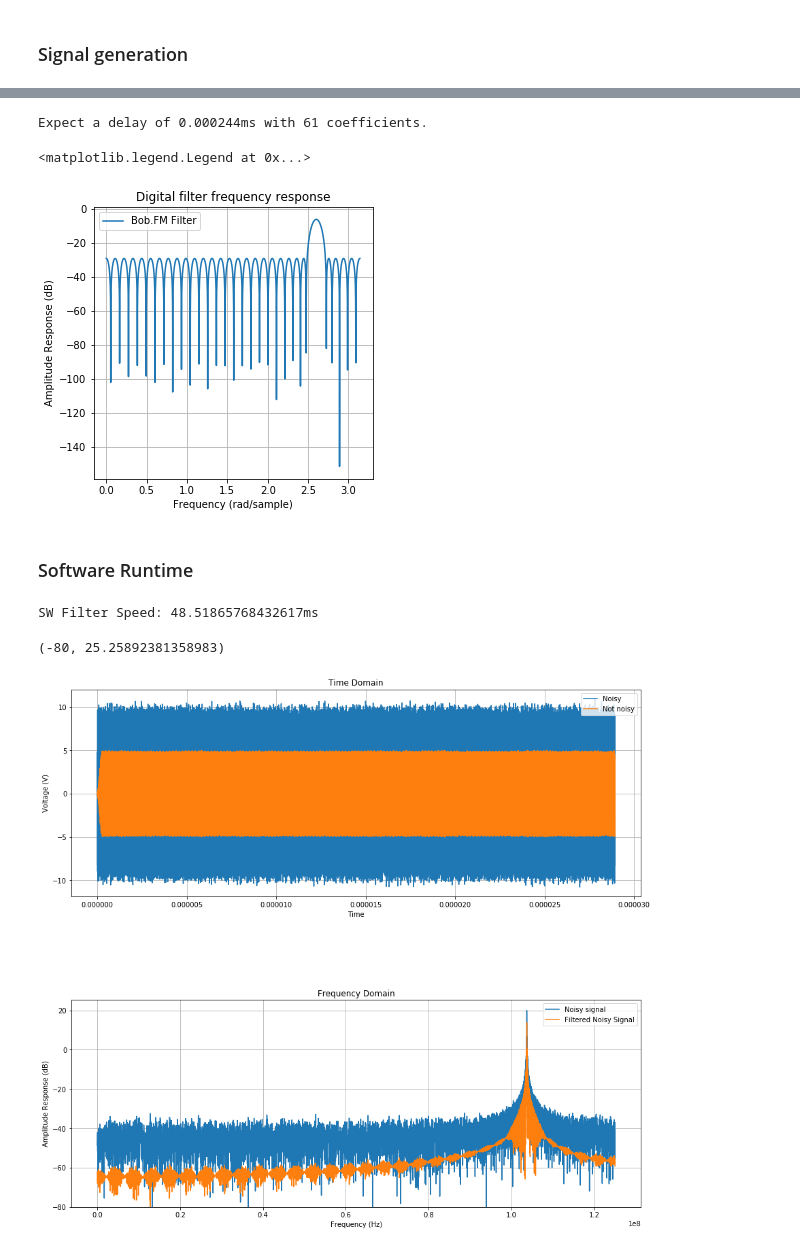
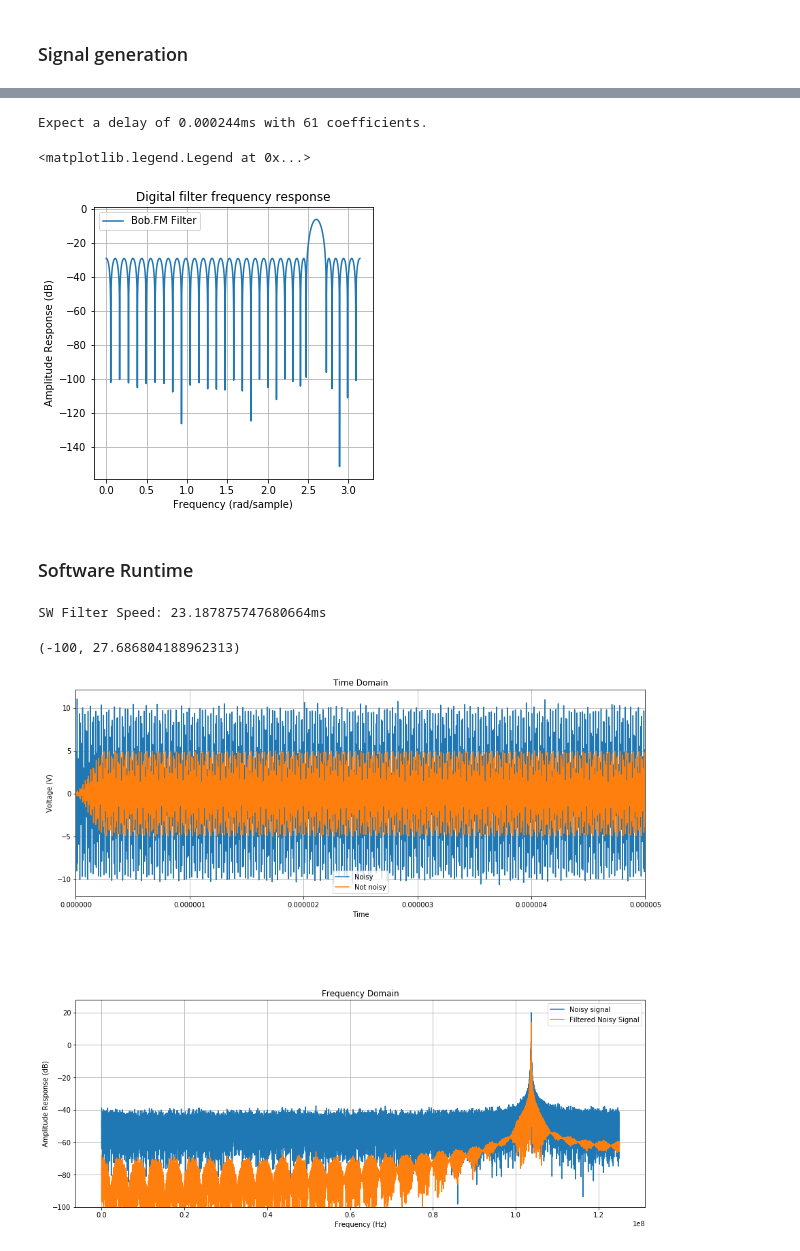
Before and after one commit to rthomp10/bob_fm_fir, a Jupyter notebook: bob_fm_fir_filter.ipynb, the cells around one changed output, grey strips where cells are left out. Saved outputs shown, nothing was run; the diff lists cells and outputs as text; code cells hidden in the pictures.

```diff
--- a/bob_fm_fir_filter.ipynb
+++ b/bob_fm_fir_filter.ipynb
@@ -40,9 +40,9 @@ def rthomp_fft(signal, sampling_freq):
 # %%
 # Fundumental signal
 freq = 103.7e6 # bob.fm station
-amp = 10     # V
+amp = 10       # V
 Fs = 250e6
-dur = 3e3/freq    # 100.1 cycles
+dur = 10e3/freq    # 10e3 cycles
 t, s_fundumental = signal_gen(freq,sampling_freq=Fs, duration=dur, amplitude=amp)
 
 # Gaussian noise signal with zero mean and unit variance
@@ -69,6 +69,7 @@ plt.ylabel('Voltage (V)')
 plt.xlabel('Time')
 plt.grid()
 plt.legend()
+plt.xlim(0,5e-6)
 
 plt.subplot(2,1,2)
 plt.title('Frequency Domain')
@@ -78,6 +79,6 @@ plt.ylabel('Amplitude Response (dB)')
 plt.xlabel('Frequency (Hz)')
 plt.grid()
 plt.legend()
-plt.xlim(75e6,150e6)
+plt.xlim(75e6,120e6)
 # plt.ylim(-50,10)
 # %% [output]
@@ -113,7 +114,7 @@ plt.legend()
 # %% [output]
 Expect a delay of 0.000244ms with 61 coefficients.
 <matplotlib.legend.Legend at 0x...>
-[figure, old version]
+[figure, new version]
 # %% [markdown]
 ### Software Runtime
 # %%
@@ -124,34 +125,35 @@ stop_time = time.time()
 sw_exec_time = stop_time - start_time
 print('SW Filter Speed: ' + str(sw_exec_time*1000) + 'ms')
 
 # FFTs
 nfft, S = rthomp_fft(s,Fs)
 nfft, S_filt = rthomp_fft(s_filt, Fs)
 
 # Graph
 plt.figure('position', [15,14])
 plt.subplots_adjust(hspace = .5)
 
 plt.subplot(2,1,1)
 plt.title("Time Domain")
 plt.plot(t, s, label='Noisy')
 plt.plot(t, s_filt, label='Not noisy')
 plt.ylabel('Voltage (V)')
 plt.xlabel('Time')
 plt.grid()
 plt.legend()
+plt.xlim(0,5e-6)
 
 plt.subplot(2,1,2)
 plt.title('Frequency Domain')
 plt.plot(nfft, S, label="Noisy signal")
 plt.plot(nfft, S_filt, label="Filtered Noisy Signal")
 plt.ylabel('Amplitude Response (dB)')
 plt.xlabel('Frequency (Hz)')
 plt.grid()
 plt.legend()
-plt.ylim(-80)
+plt.ylim(-100)
 # plt.xlim(90e6,120e6)
 # %% [output]
-SW Filter Speed: 48.51865768432617ms
+SW Filter Speed: 23.187875747680664ms
-(-80, 25.25892381358983)
+(-100, 27.686804188962313)
-[figure, old version]
+[figure, new version]
```
Also changed, not shown: parts of 4 cells of this notebook.
